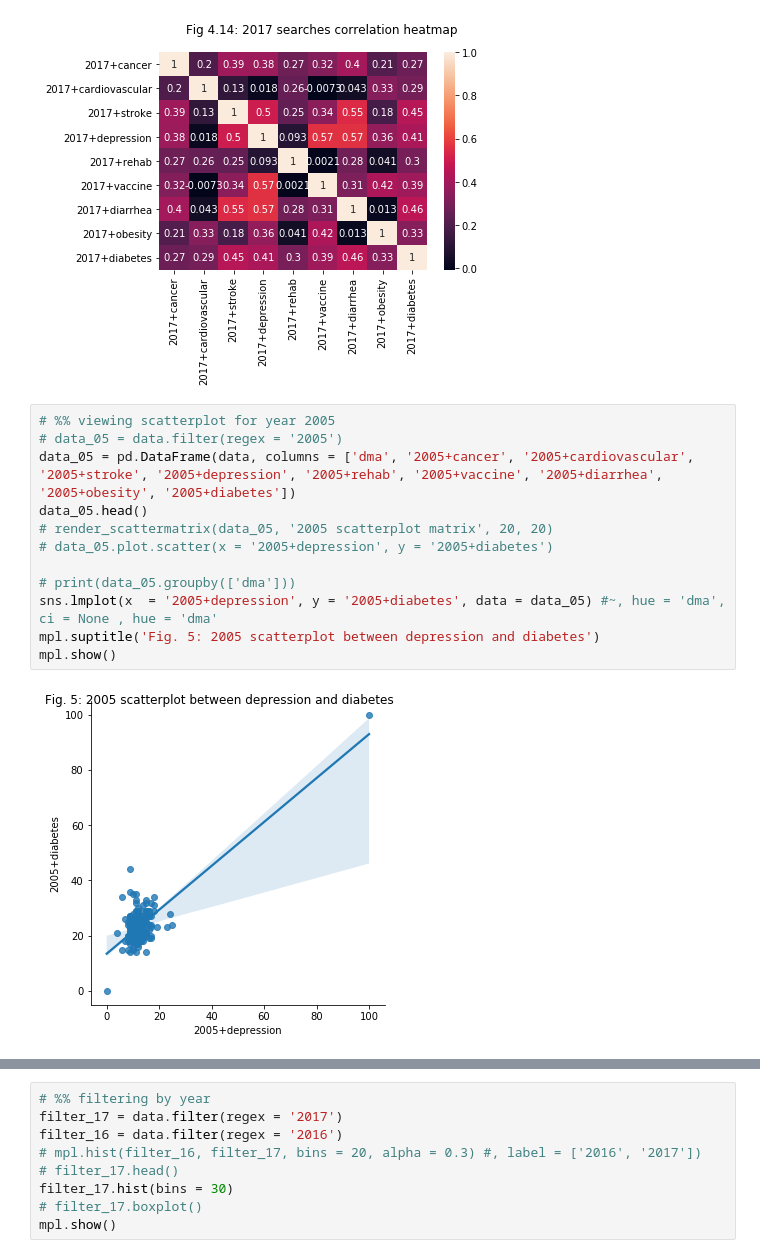
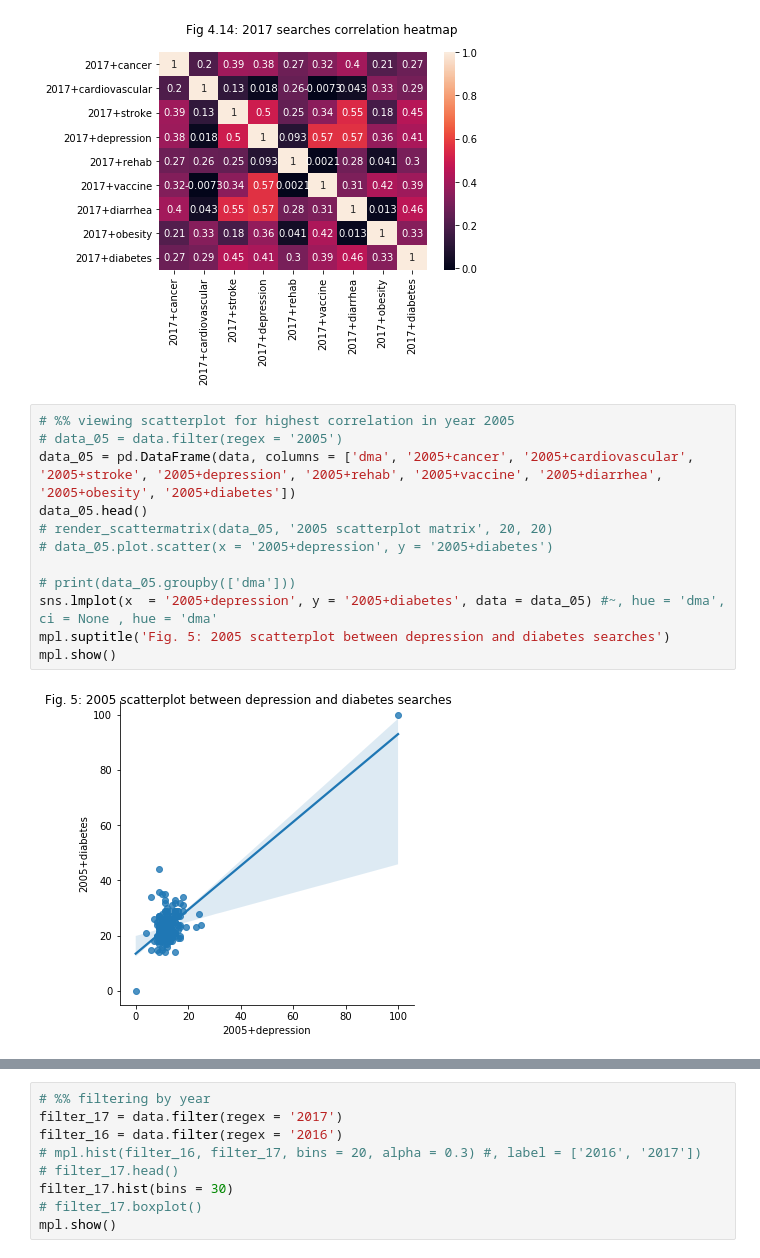
Before and after one commit to NohaKareem/Exploring-health-searches, a Jupyter notebook: Exploring health searches.ipynb, the cells around one changed output, grey strips where cells are left out. Drawn from its saved outputs; the diff is of its cells as text.

```diff
--- a/Exploring health searches.ipynb
+++ b/Exploring health searches.ipynb
@@ -306,16 +282,16 @@ for year in range(2004, 2018):
 [figure]
 [figure]
 # %%
-# %% viewing scatterplot for year 2005
+# %% viewing scatterplot for highest correlation in year 2005
 # data_05 = data.filter(regex = '2005')
 data_05 = pd.DataFrame(data, columns = ['dma', '2005+cancer', '2005+cardiovascular', '2005+stroke', '2005+depression', '2005+rehab', '2005+vaccine', '2005+diarrhea', '2005+obesity', '2005+diabetes'])
 data_05.head()
 # render_scattermatrix(data_05, '2005 scatterplot matrix', 20, 20)
 # data_05.plot.scatter(x = '2005+depression', y = '2005+diabetes')
 
 # print(data_05.groupby(['dma']))
 sns.lmplot(x  = '2005+depression', y = '2005+diabetes', data = data_05) #~, hue = 'dma', ci = None , hue = 'dma'
-mpl.suptitle('Fig. 5: 2005 scatterplot between depression and diabetes')
+mpl.suptitle('Fig. 5: 2005 scatterplot between depression and diabetes searches')
 mpl.show()
 # %% [output]
-[figure, old version]
+[figure, new version]
```
Also changed, not shown: parts of 5 cells of this notebook, 1 other file.
